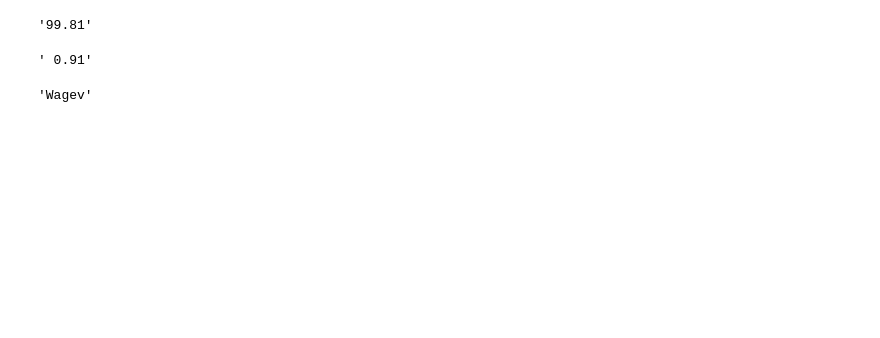
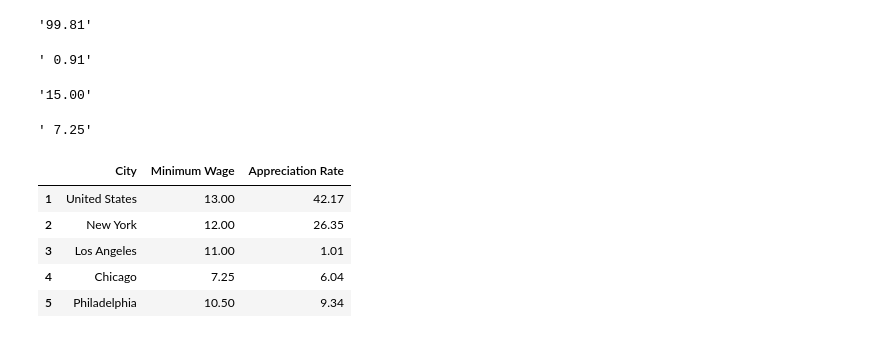
Before and after one commit to dm3243/scraping_exercises, a Jupyter notebook: ZillowPressReleaseDataApril2018.ipynb, the cells around one changed output. Saved outputs shown, nothing was run; the diff lists cells and outputs as text; code cells hidden in the pictures; blank space fills up the shorter version.

```diff
--- a/ZillowPressReleaseDataApril2018.ipynb
+++ b/ZillowPressReleaseDataApril2018.ipynb
@@ -111,6 +167,10 @@ df[2].min()
 # %% [output]
 ' 0.91'
 # %%
-df[1].max()
+df['Min Wage'].max()
 # %% [output]
-'Wagev'
+'15.00'
+# %%
+df['Min Wage'].min()
+# %% [output]
+' 7.25'
@@ -116,0 +205,9 @@ df[1].max()
+# %%
+df.head()
+# %% [output]
+|  | City | Minimum Wage | Appreciation Rate |
+| 1 | United States | 13.00 | 42.17 |
+| 2 | New York | 12.00 | 26.35 |
+| 3 | Los Angeles | 11.00 | 1.01 |
+| 4 | Chicago | 7.25 | 6.04 |
+| 5 | Philadelphia | 10.50 | 9.34 |
```
Also changed, not shown: parts of 24 cells of this notebook.
